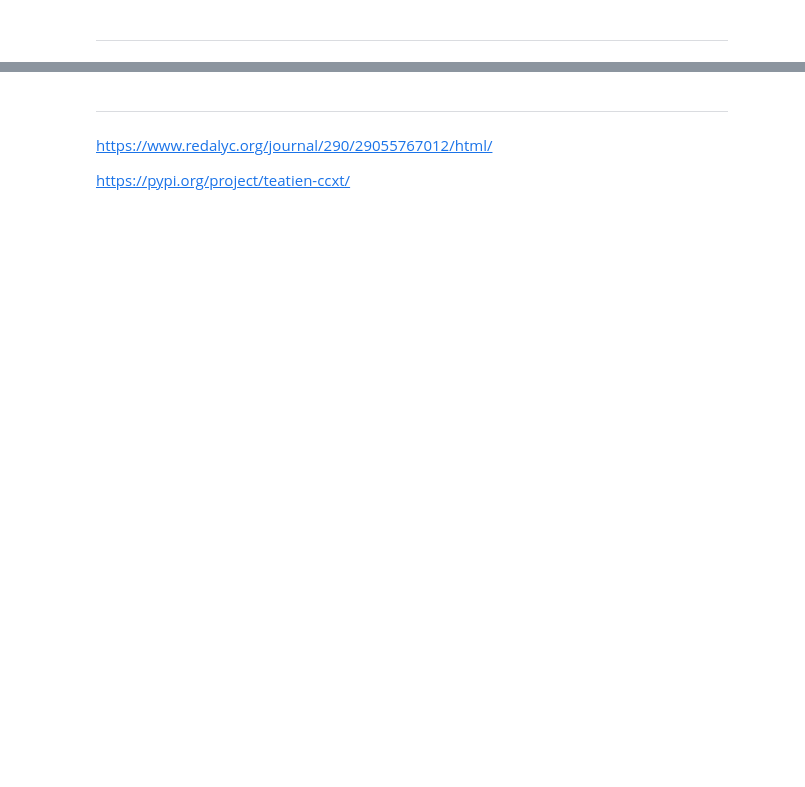
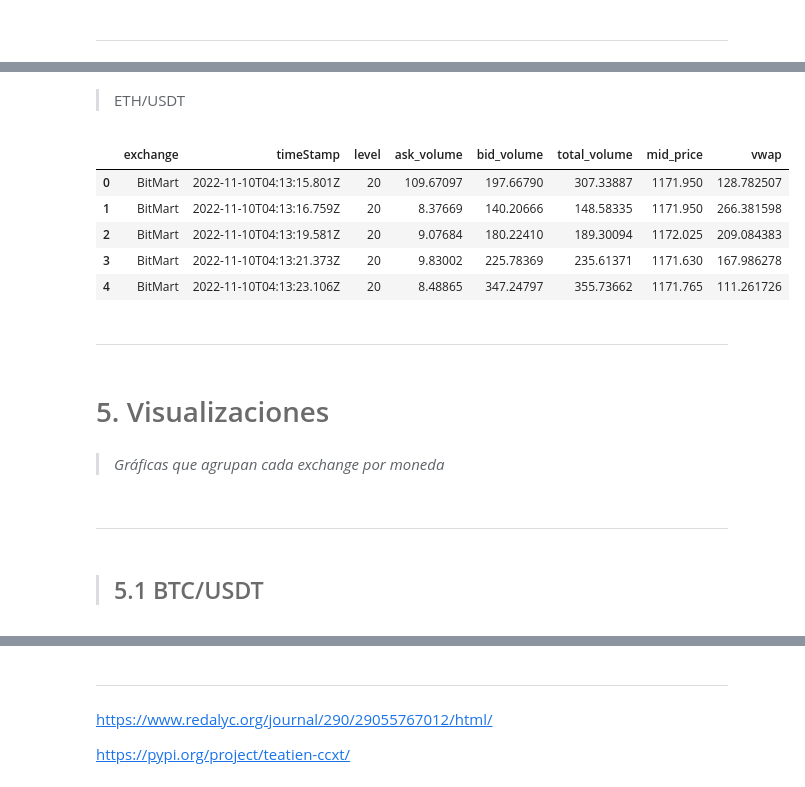
Before and after one commit to DayanaNavarro/Lab4_MYST, a Jupyter notebook: notebook.ipynb, the cells around one changed output, grey strips where cells are left out. Saved outputs shown, nothing was run; the diff lists cells and outputs as text; code cells hidden in the pictures; blank space fills up the shorter version.

```diff
--- a/notebook.ipynb
+++ b/notebook.ipynb
@@ -173,2 +210,4 @@ import sys
+# %%
+ob_c3=fn.order_book(cryptos[2],seconds,exchanges)
 # %% [markdown]
 <hr style="border:0.02in solid gray"> </hr>
@@ -198,0 +303,22 @@ import sys
+# %% [markdown]
+> ETH/USDT
+# %%
+vac3=fn.verifavance2(ob_c3,limite,seconds,exchanges)
+vac3.head()
+# %% [output]
+|  | exchange | timeStamp | level | ask_volume | bid_volume | total_volume | mid_price | vwap |
+| 0 | BitMart | 2022-11-10T04:13:15.801Z | 20 | 109.67097 | 197.66790 | 307.33887 | 1171.950 | 128.782507 |
+| 1 | BitMart | 2022-11-10T04:13:16.759Z | 20 | 8.37669 | 140.20666 | 148.58335 | 1171.950 | 266.381598 |
+| 2 | BitMart | 2022-11-10T04:13:19.581Z | 20 | 9.07684 | 180.22410 | 189.30094 | 1172.025 | 209.084383 |
+| 3 | BitMart | 2022-11-10T04:13:21.373Z | 20 | 9.83002 | 225.78369 | 235.61371 | 1171.630 | 167.986278 |
+| 4 | BitMart | 2022-11-10T04:13:23.106Z | 20 | 8.48865 | 347.24797 | 355.73662 | 1171.765 | 111.261726 |
+# %% [markdown]
+<hr style="border:0.02in solid gray"> </hr>
+# %% [markdown]
+# <font color= #6B6B6B> 5. Visualizaciones  </font>
+# %% [markdown]
+> *Gráficas que agrupan cada exchange por moneda*
+# %% [markdown]
+<hr style="border:0.02in solid gray"> </hr>
+# %% [markdown]
+> ## <font color= #6B6B6B> 5.1 BTC/USDT </font> <font color= #555555>
```
Also changed, not shown: parts of 68 cells of this notebook, 5 other files.
